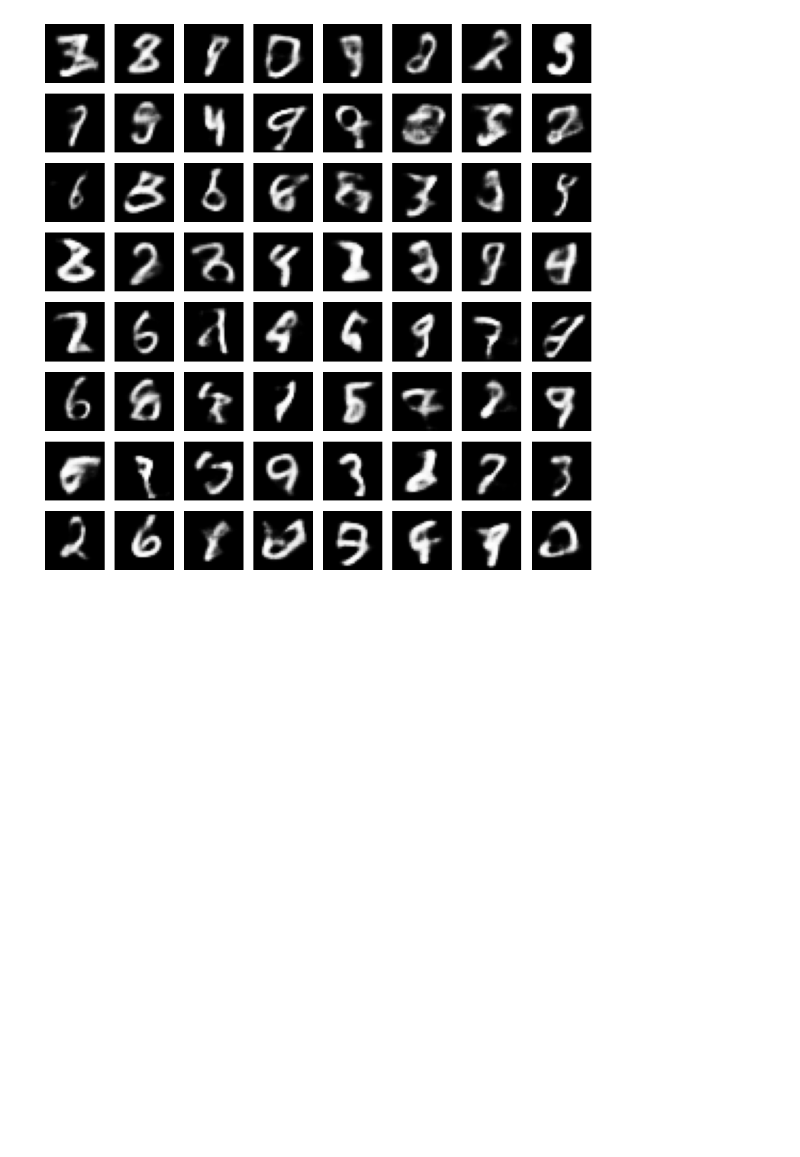
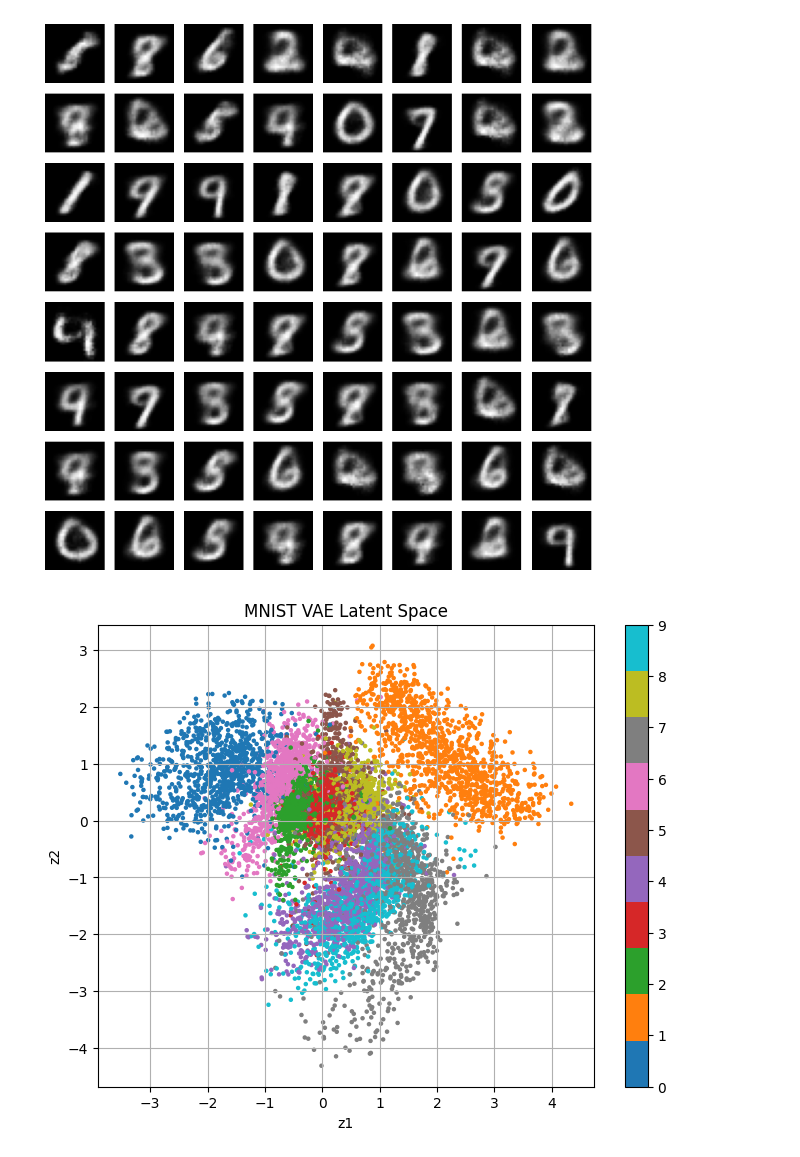
Before and after one commit to honicky/mnist-vae, a Jupyter notebook: mnist_vae.ipynb, the cells around one changed output. Saved outputs shown, nothing was run; the diff lists cells and outputs as text; code cells hidden in the pictures; blank space fills up the shorter version.

Commit message:
Use 2D latents space and plotwq

```diff
--- a/mnist_vae.ipynb
+++ b/mnist_vae.ipynb
@@ -6,7 +6,7 @@ from torchvision import datasets, transforms
 from torch.utils.data import DataLoader
 
 # Parameters
-latent_dim = 20
+latent_dim = 2
 batch_size = 128
 epochs = 10
 # Device selection with support for CUDA, MPS, and CPU
@@ -142,4 +138,38 @@ for i, ax in enumerate(axes.flat):
 plt.tight_layout()
 plt.show()
 # %% [output]
-[figure, old version]
+[figure, new version]
+# %%
+# Load test dataset
+test_dataset = datasets.MNIST(root='./data', train=False, download=True, transform=transforms.ToTensor())
+test_loader = DataLoader(test_dataset, batch_size=128, shuffle=False)
+
+latents = []
+labels = []
+
+# Encode all test images
+model.eval()
+with torch.no_grad():
+  for x, y in test_loader:
+    x = x.to(device)
+    mu, logvar = model.encoder(x)
+    z = model.reparameterize(mu, logvar)
+    latents.append(z.cpu())
+    labels.append(y)
+
+# Stack all
+latents = torch.cat(latents, dim=0)
+labels = torch.cat(labels, dim=0)
+# %%
+import matplotlib.pyplot as plt
+
+plt.figure(figsize=(8, 6))
+scatter = plt.scatter(latents[:, 0], latents[:, 1], c=labels, cmap='tab10', s=5)
+plt.colorbar(scatter, ticks=range(10))
+plt.title('MNIST VAE Latent Space')
+plt.xlabel('z1')
+plt.ylabel('z2')
+plt.grid(True)
+plt.show()
+# %% [output]
+[figure, added]
```
Also changed, not shown: parts of 1 cell of this notebook.
